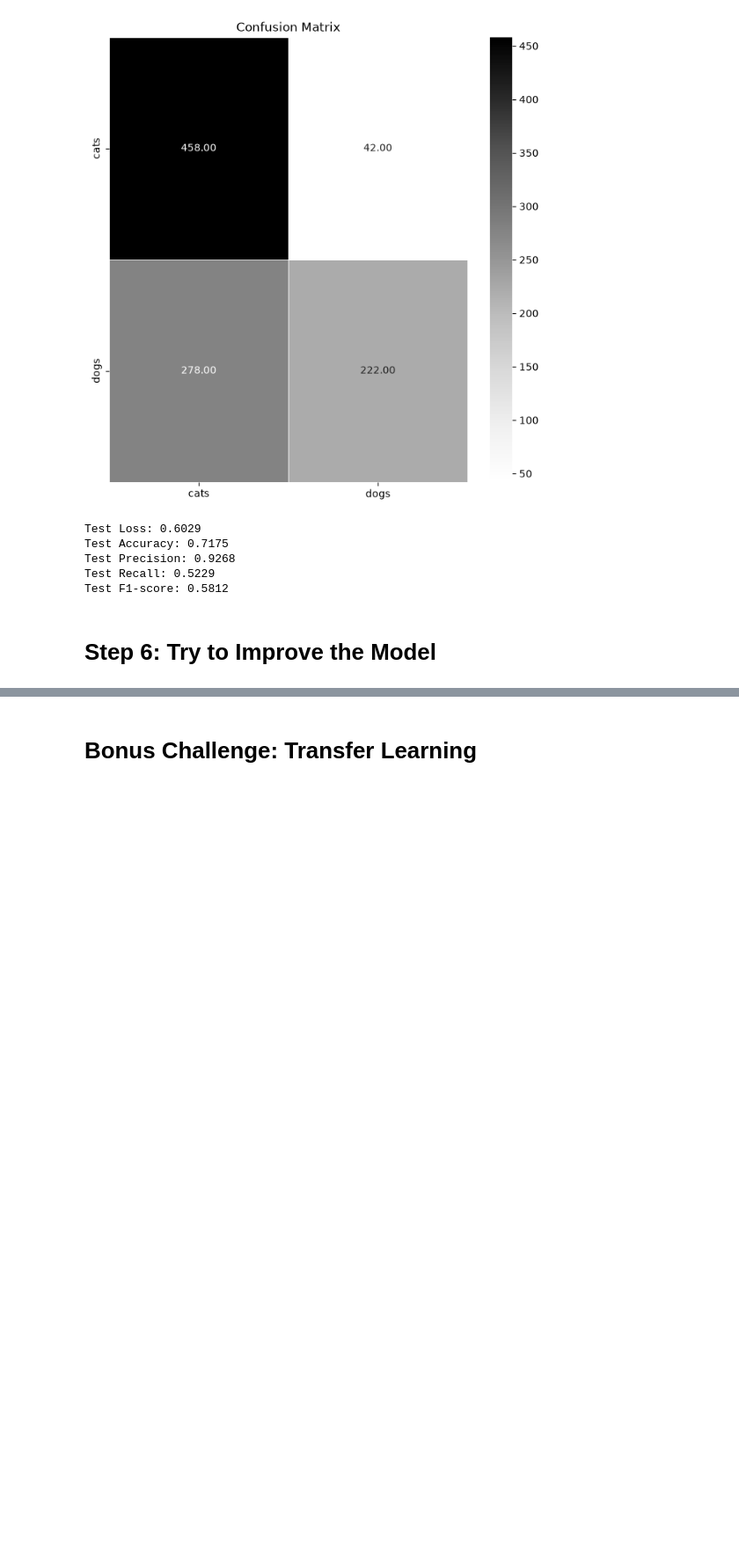
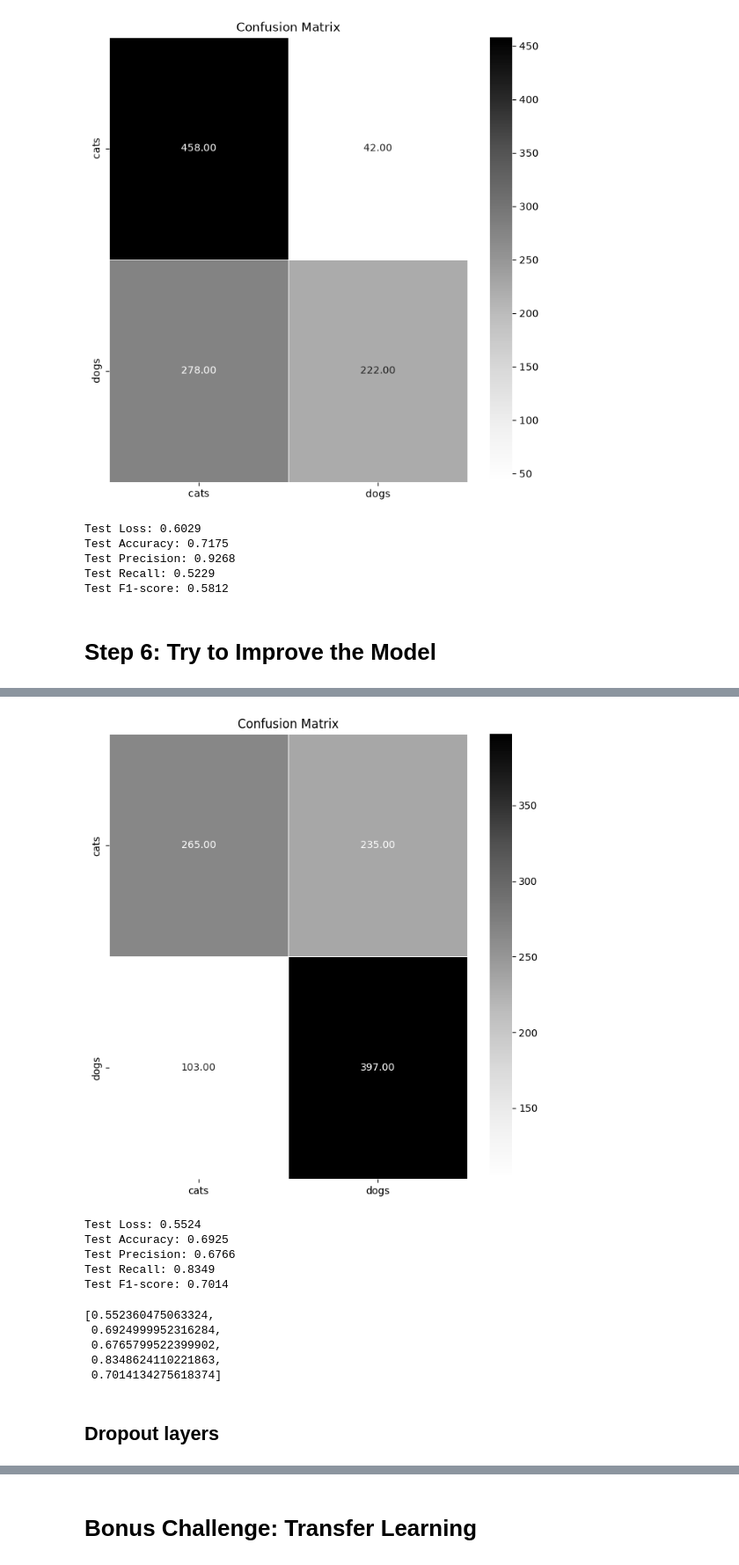
Before and after one commit to AlexisLaf/SimpleCNN_Classifier, a Jupyter notebook: CNN.ipynb, the cells around one changed output, grey strips where cells are left out. Shown at 88% size. Cells and saved outputs as stored; diff of their text form; code cells hidden in the pictures; blank space fills up the shorter version.

```diff
--- a/CNN.ipynb
+++ b/CNN.ipynb
@@ -464,0 +498,16 @@ Test F1-score: 0.5812
+# %%
+Full_evaluation(model_aug, Print=True)
+# %% [output]
+[figure, added]
+Test Loss: 0.5524
+Test Accuracy: 0.6925
+Test Precision: 0.6766
+Test Recall: 0.8349
+Test F1-score: 0.7014
+[0.552360475063324,
+ 0.6924999952316284,
+ 0.6765799522399902,
+ 0.8348624110221863,
+ 0.7014134275618374]
+# %% [markdown]
+## Dropout layers
```
Also changed, not shown: parts of 10 cells of this notebook.
